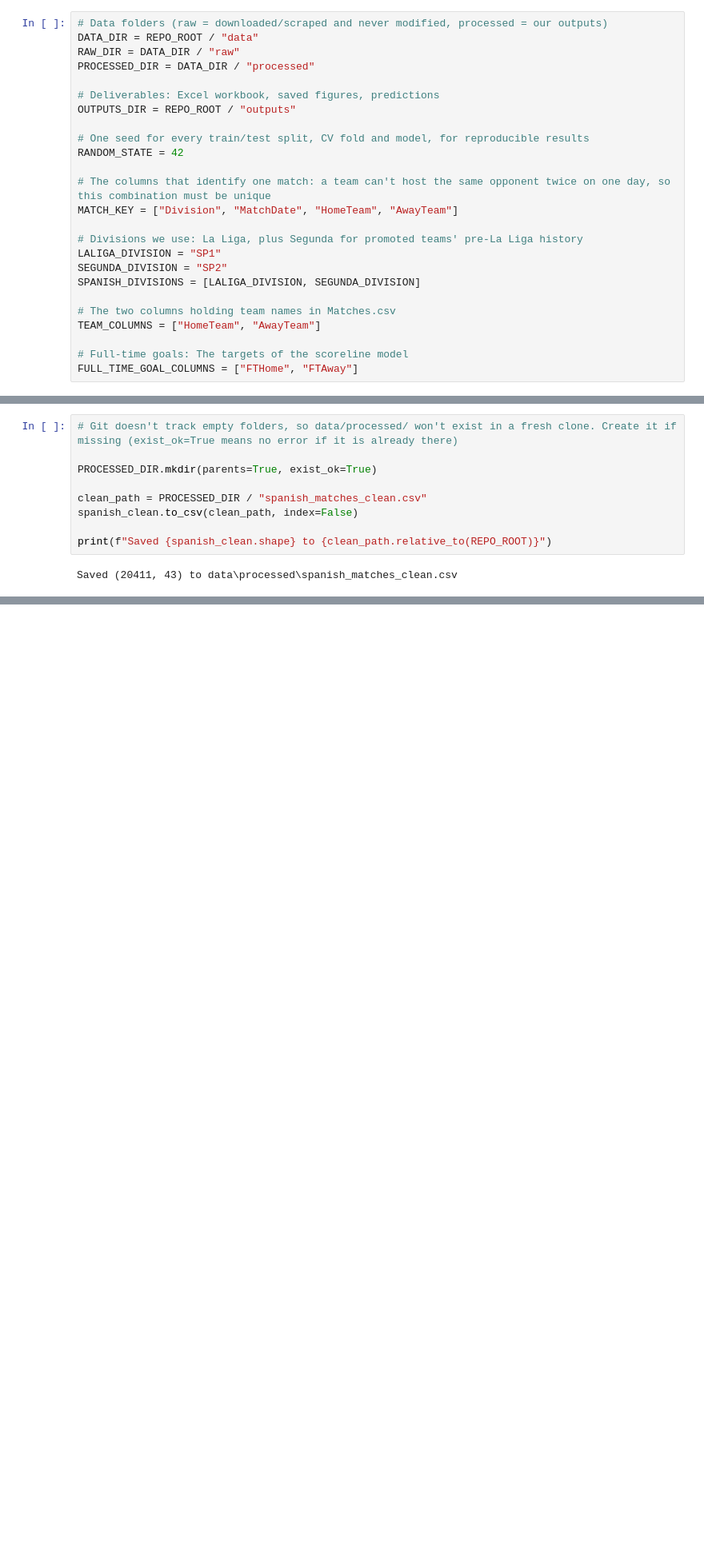
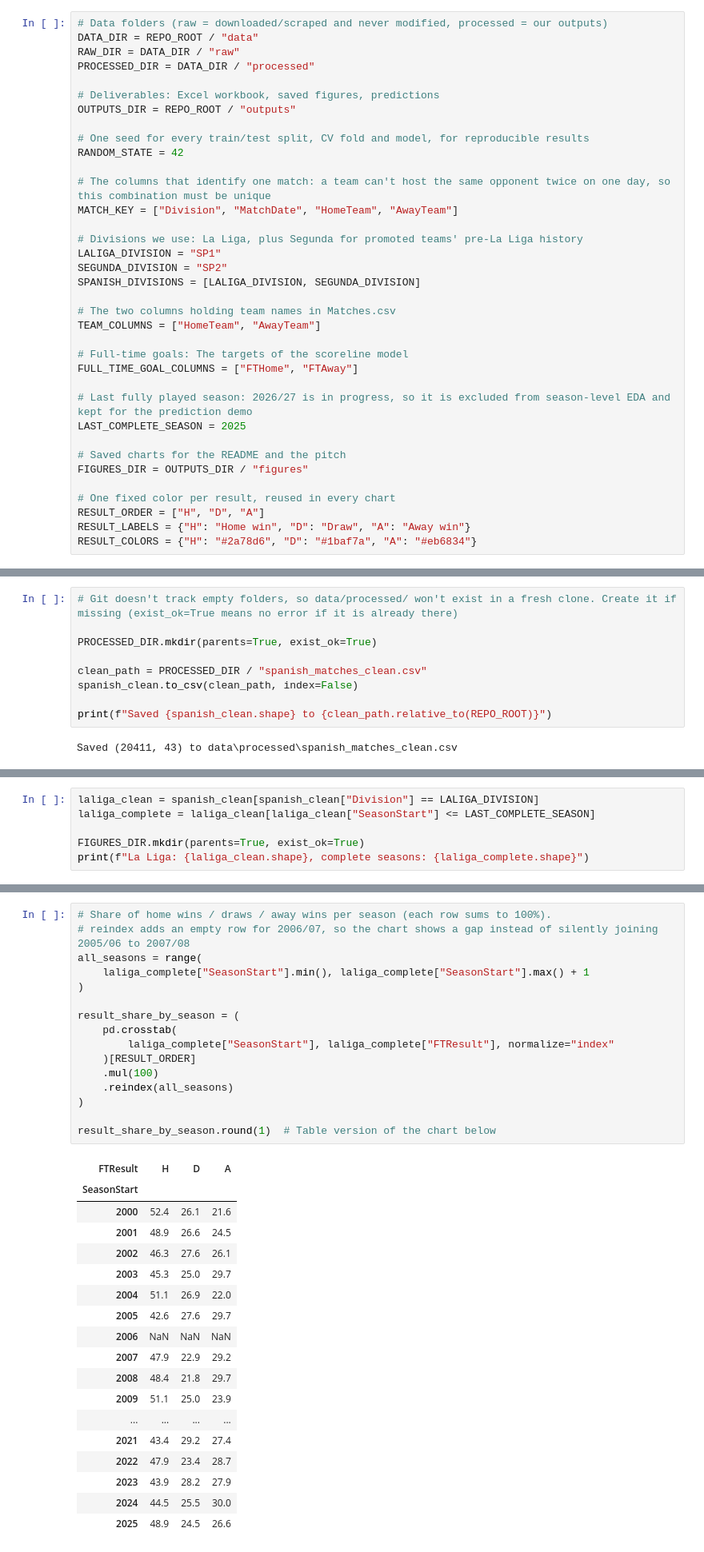
Before and after one commit to idoberk/laliga-match-prediction, a Jupyter notebook: notebooks/laliga_match_prediction.ipynb, the cells around one changed output, grey strips where cells are left out. Shown at 80% size. Saved outputs shown, nothing was run; the diff lists cells and outputs as text; blank space fills up the shorter version.

```diff
--- a/notebooks/laliga_match_prediction.ipynb
+++ b/notebooks/laliga_match_prediction.ipynb
@@ -72,6 +90,17 @@ TEAM_COLUMNS = ["HomeTeam", "AwayTeam"]
 
 # Full-time goals: The targets of the scoreline model
 FULL_TIME_GOAL_COLUMNS = ["FTHome", "FTAway"]
+
+# Last fully played season: 2026/27 is in progress, so it is excluded from season-level EDA and kept for the prediction demo
+LAST_COMPLETE_SEASON = 2025
+
+# Saved charts for the README and the pitch
+FIGURES_DIR = OUTPUTS_DIR / "figures"
+
+# One fixed color per result, reused in every chart
+RESULT_ORDER = ["H", "D", "A"]
+RESULT_LABELS = {"H": "Home win", "D": "Draw", "A": "Away win"}
+RESULT_COLORS = {"H": "#2a78d6", "D": "#1baf7a", "A": "#eb6834"}
 # %% [markdown]
 ## Load data
 
@@ -509,0 +543,6 @@ Saved (20411, 43) to data\processed\spanish_matches_clean.csv
+# %%
+laliga_clean = spanish_clean[spanish_clean["Division"] == LALIGA_DIVISION]
+laliga_complete = laliga_clean[laliga_clean["SeasonStart"] <= LAST_COMPLETE_SEASON]
+
+FIGURES_DIR.mkdir(parents=True, exist_ok=True)
+print(f"La Liga: {laliga_clean.shape}, complete seasons: {laliga_complete.shape}")
@@ -509,0 +551,35 @@ Saved (20411, 43) to data\processed\spanish_matches_clean.csv
+# %%
+# Share of home wins / draws / away wins per season (each row sums to 100%).
+# reindex adds an empty row for 2006/07, so the chart shows a gap instead of silently joining 2005/06 to 2007/08
+all_seasons = range(
+    laliga_complete["SeasonStart"].min(), laliga_complete["SeasonStart"].max() + 1
+)
+
+result_share_by_season = (
+    pd.crosstab(
+        laliga_complete["SeasonStart"], laliga_complete["FTResult"], normalize="index"
+    )[RESULT_ORDER]
+    .mul(100)
+    .reindex(all_seasons)
+)
+
+result_share_by_season.round(1)  # Table version of the chart below
+# %% [output]
+| FTResult | H | D | A |
+| SeasonStart |  |  |  |
+| 2000 | 52.4 | 26.1 | 21.6 |
+| 2001 | 48.9 | 26.6 | 24.5 |
+| 2002 | 46.3 | 27.6 | 26.1 |
+| 2003 | 45.3 | 25.0 | 29.7 |
+| 2004 | 51.1 | 26.9 | 22.0 |
+| 2005 | 42.6 | 27.6 | 29.7 |
+| 2006 | NaN | NaN | NaN |
+| 2007 | 47.9 | 22.9 | 29.2 |
+| 2008 | 48.4 | 21.8 | 29.7 |
+| 2009 | 51.1 | 25.0 | 23.9 |
+| ... | ... | ... | ... |
+| 2021 | 43.4 | 29.2 | 27.4 |
+| 2022 | 47.9 | 23.4 | 28.7 |
+| 2023 | 43.9 | 28.2 | 27.9 |
+| 2024 | 44.5 | 25.5 | 30.0 |
+| 2025 | 48.9 | 24.5 | 26.6 |
```
Also changed, not shown: parts of 6 cells of this notebook, 2 other files.
